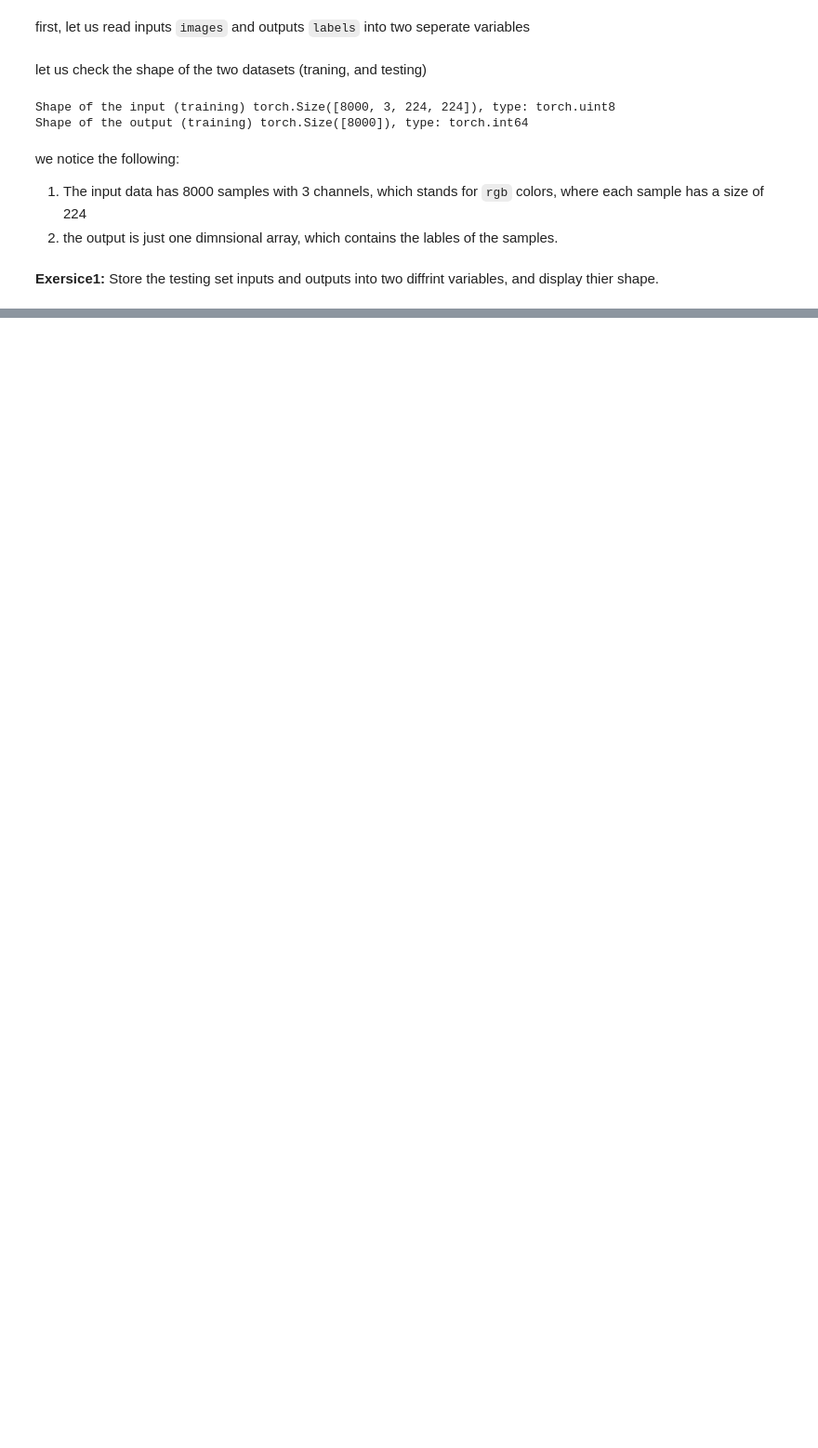
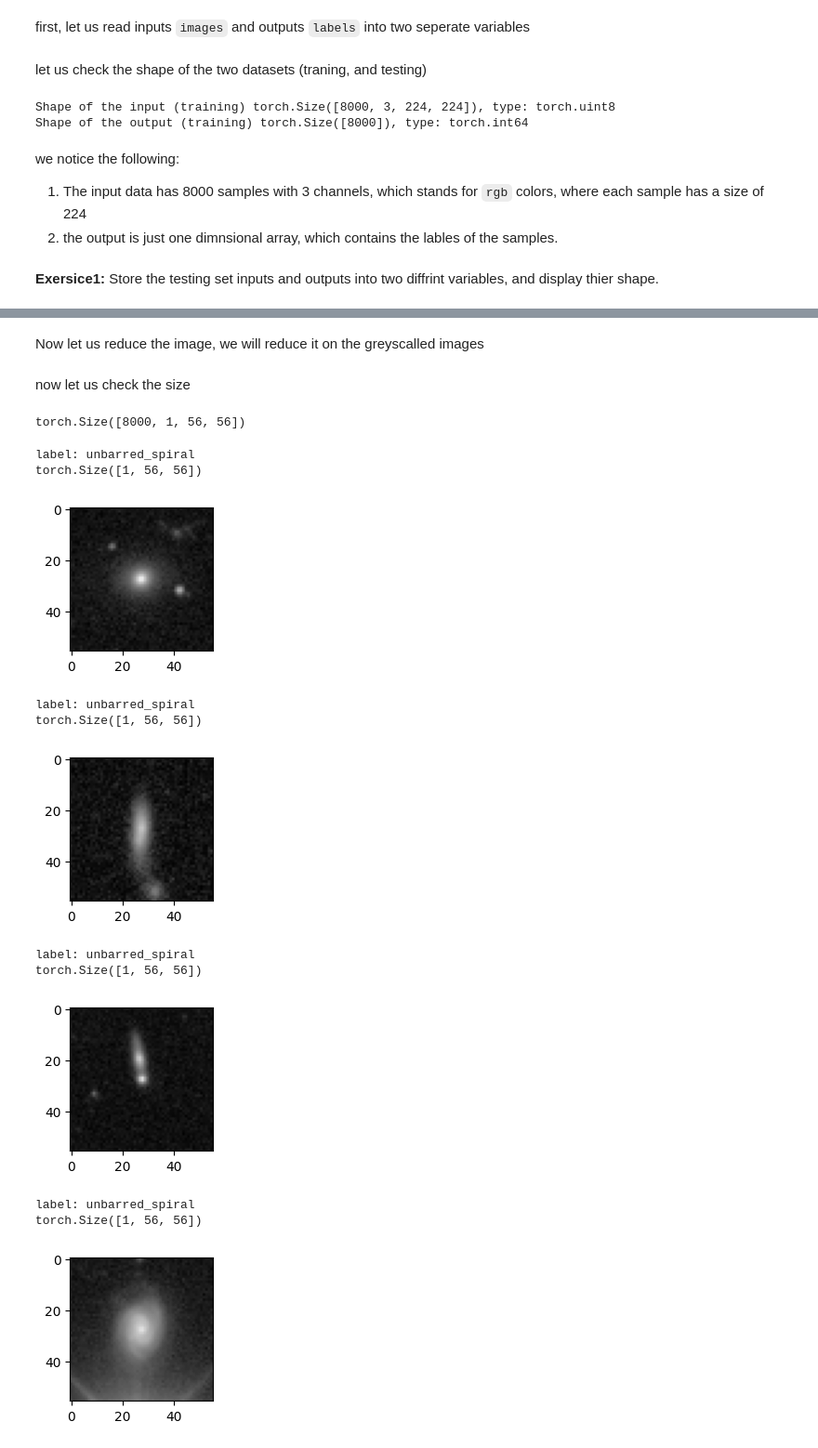
Before and after one commit to ezrafielding/galaxy-cluster, a Jupyter notebook: 1-PreProcessing.ipynb, the cells around one changed output, grey strips where cells are left out. Shown at 93% size. Saved outputs shown, nothing was run; the diff lists cells and outputs as text; code cells hidden in the pictures; blank space fills up the shorter version.

```diff
--- a/1-PreProcessing.ipynb
+++ b/1-PreProcessing.ipynb
@@ -59,0 +185,33 @@ Store the testing set inputs and outputs into two diffrint variables, and displa
+# %%
+transformResize = transforms.Resize(56)
+# %% [markdown]
+Now let us reduce the image, we will reduce it on the greyscalled images
+# %%
+images_trainResized = transformResize(images_trainGrey)
+# %% [markdown]
+now let us check the size
+# %%
+images_trainResized.shape
+# %% [output]
+torch.Size([8000, 1, 56, 56])
+# %%
+for classArr in [class0, class1, class2, class3]:
+    plt.figure(figsize=(2, 2))
+    train_image = images_trainResized[classArr[0][0]]
+    print("label: "+str(GalaxyMNISTHighrez.classes[train_label]))
+    print(train_image.shape)
+    plt.imshow(train_image[0],cmap='gray', vmin=0, vmax=255 )
+    plt.show()
+# %% [output]
+label: unbarred_spiral
+torch.Size([1, 56, 56])
+[figure, added]
+label: unbarred_spiral
+torch.Size([1, 56, 56])
+[figure, added]
+label: unbarred_spiral
+torch.Size([1, 56, 56])
+[figure, added]
+label: unbarred_spiral
+torch.Size([1, 56, 56])
+[figure, added]
```
Also changed, not shown: parts of 34 cells of this notebook.
